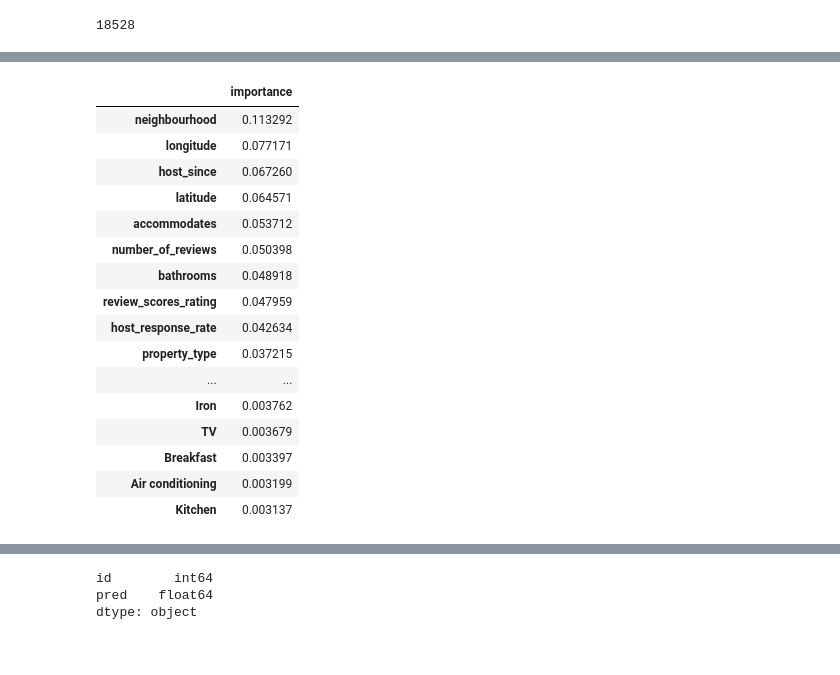
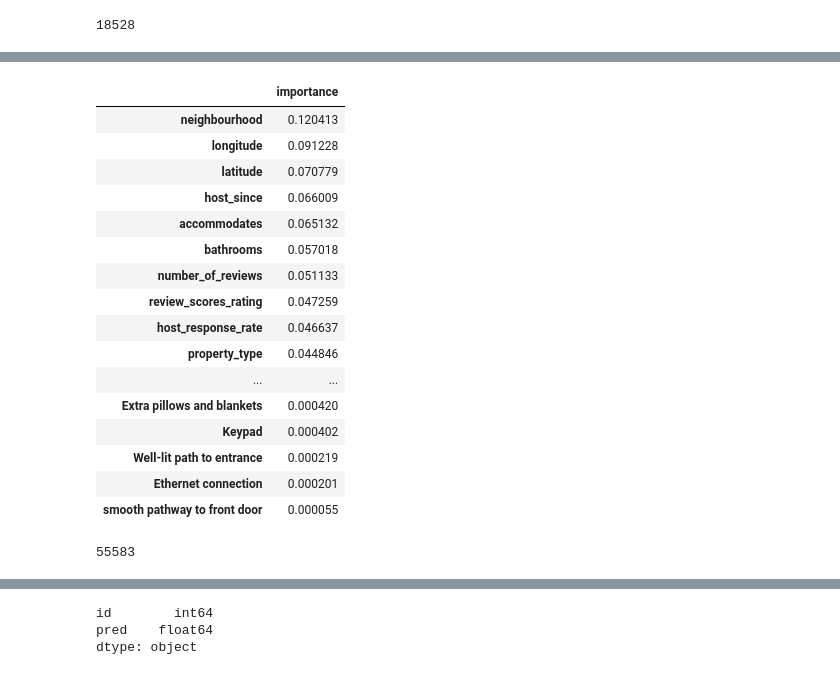
Before and after one commit to yuto-kobayashi-1/signate-AIQuest, a Jupyter notebook: 210716_AIQuest.ipynb, the cells around one changed output, grey strips where cells are left out. Drawn from its saved outputs; the diff is of its cells as text; code cells hidden in the pictures.

Commit message:
permutation_importance

```diff
--- a/210716_AIQuest.ipynb
+++ b/210716_AIQuest.ipynb
@@ -200,0 +507,3 @@ df_train , df_test  = get_dummys(data,test,label_cols)
+# %%
+features = list(imoprtanceDF_mean.reset_index()['index'].values)
+print(features)
@@ -200,0 +512,2 @@ df_train , df_test  = get_dummys(data,test,label_cols)
+# %%
+label_cols = ['cancellation_policy',"city","cleaning_fee","instant_bookable","neighbourhood","property_type","room_type"]
@@ -200,0 +526,4 @@ df_train , df_test  = get_dummys(data,test,label_cols)
+# %%
+# models = train_specify(train_data,valid_data,label_cols,drop_cols)
+# models = train_permutation(train_data,valid_data,label_cols,features)
+models = train_permutation_useValid(train_data,valid_data,label_cols,features)
@@ -201,2 +553,2 @@ df_train , df_test  = get_dummys(data,test,label_cols)
 # %%
-models = train(df_train.drop(drop_cols+["y"],axis=1),df_train['y'],label_cols)
+# models = train(df_train.drop(drop_cols+["y"],axis=1),df_train['y'],label_cols)
@@ -233,24 +562,30 @@ np.mean(aucs)
 # %%
-importance = feature_importance(models,df_train,df_train.drop(drop_cols+["y"],axis=1).columns)
-importance[importance["importance"]>0].head(50)
+# importance = feature_importance(models,df_train,df_train.drop(drop_cols+["y"],axis=1).columns)
+# importance[importance["importance"]>0].head(50)
+importance = feature_importance(models,df_train,features)
+importance[importance["importance"]>0]
 # %% [output]
 |  | importance |
-| neighbourhood | 0.113292 |
-| longitude | 0.077171 |
-| host_since | 0.067260 |
-| latitude | 0.064571 |
-| accommodates | 0.053712 |
-| number_of_reviews | 0.050398 |
-| bathrooms | 0.048918 |
-| review_scores_rating | 0.047959 |
-| host_response_rate | 0.042634 |
-| property_type | 0.037215 |
+| neighbourhood | 0.120413 |
+| longitude | 0.091228 |
+| latitude | 0.070779 |
+| host_since | 0.066009 |
+| accommodates | 0.065132 |
+| bathrooms | 0.057018 |
+| number_of_reviews | 0.051133 |
+| review_scores_rating | 0.047259 |
+| host_response_rate | 0.046637 |
+| property_type | 0.044846 |
 | ... | ... |
-| Iron | 0.003762 |
-| TV | 0.003679 |
-| Breakfast | 0.003397 |
-| Air conditioning | 0.003199 |
-| Kitchen | 0.003137 |
+| Extra pillows and blankets | 0.000420 |
+| Keypad | 0.000402 |
+| Well-lit path to entrance | 0.000219 |
+| Ethernet connection | 0.000201 |
+| smooth pathway to front door | 0.000055 |
+# %%
+len(df_train)
+# %% [output]
+55583
 # %%
 df_test = target_encording_test(df_train.drop(drop_cols+["y"],axis=1),df_train['y'],df_test,label_cols)
 # %%
```
Also changed, not shown: parts of 24 cells of this notebook.
